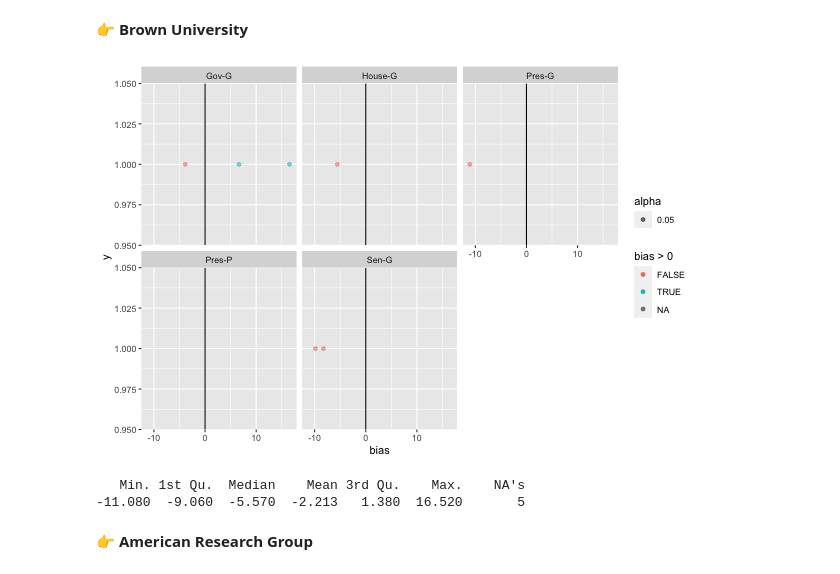
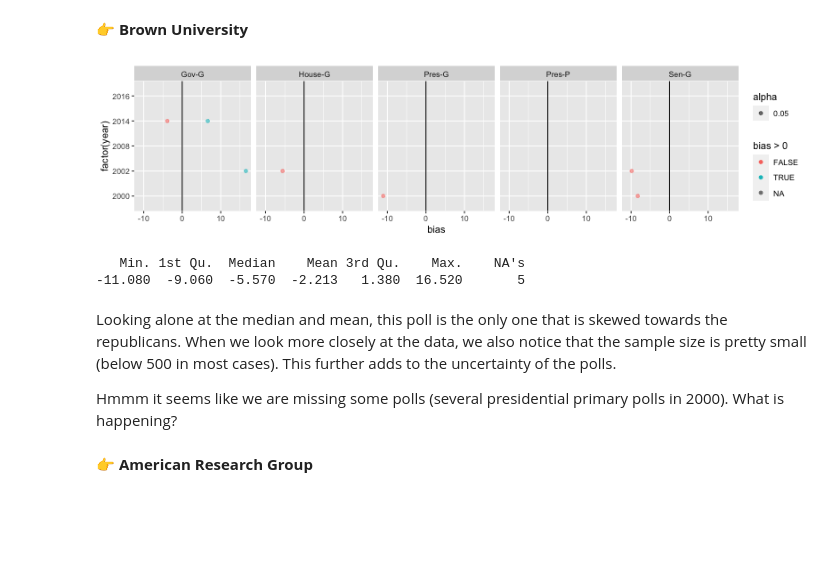
Before and after one commit to data4news-students/polling-exploration-cynthia-and-laura, a Jupyter notebook: notebook-3.ipynb, the cells around one changed output. Saved outputs shown, nothing was run; the diff lists cells and outputs as text; code cells hidden in the pictures; blank space fills up the shorter version.

```diff
--- a/notebook-3.ipynb
+++ b/notebook-3.ipynb
@@ -174,15 +181,15 @@ fox_beacon$bias %>% summary()
 brown <- df %>%
     filter(pollster=='Brown University')
 # %%
-%%R -h 400 -w 600
+%%R -h 200 -w 800
 
 ggplot(brown, aes(x=bias)) +
-    aes(x=bias, y=1, color=bias>0, alpha=.05) +
+    aes(x=bias, y=factor(year), color=bias>0, alpha=.05) +
     geom_point() +
     geom_vline(aes(xintercept=0)) +
-    facet_wrap(~type_simple)
+    facet_wrap(~type_simple, ncol=5)
 # %% [output]
-[figure, old version]
+[figure, new version]
 # %%
 %%R
 
@@ -190,6 +197,10 @@ brown$bias %>% summary()
 # %% [output]
    Min. 1st Qu.  Median    Mean 3rd Qu.    Max.    NA's
 -11.080  -9.060  -5.570  -2.213   1.380  16.520       5
+# %% [markdown]
+Looking alone at the median and mean, this poll is the only one that is skewed towards the republicans. When we look more closely at the data, we also notice that the sample size is pretty small (below 500 in most cases). This further adds to the uncertainty of the polls.
+
+Hmmm it seems like we are missing some polls (several presidential primary polls in 2000). What is happening?
 # %% [markdown]
 👉 **American Research Group**
 # %%
```
Also changed, not shown: parts of 15 cells of this notebook.
